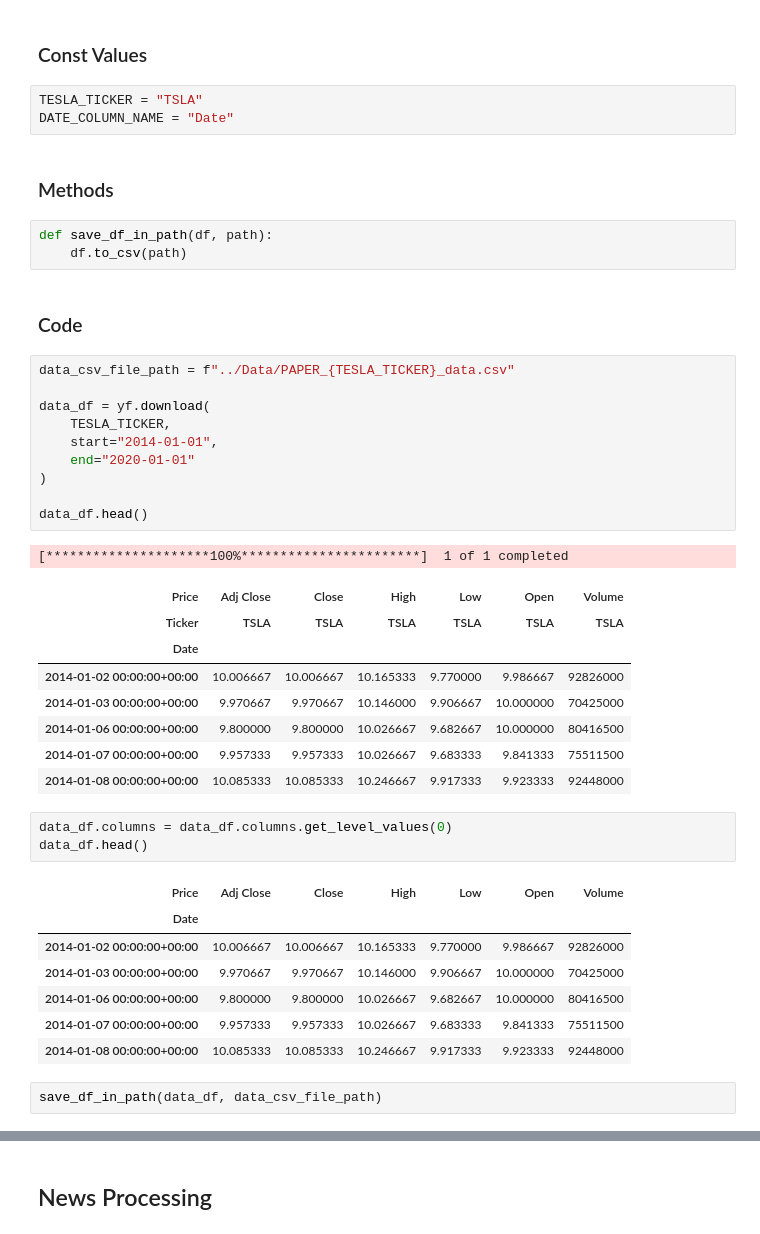
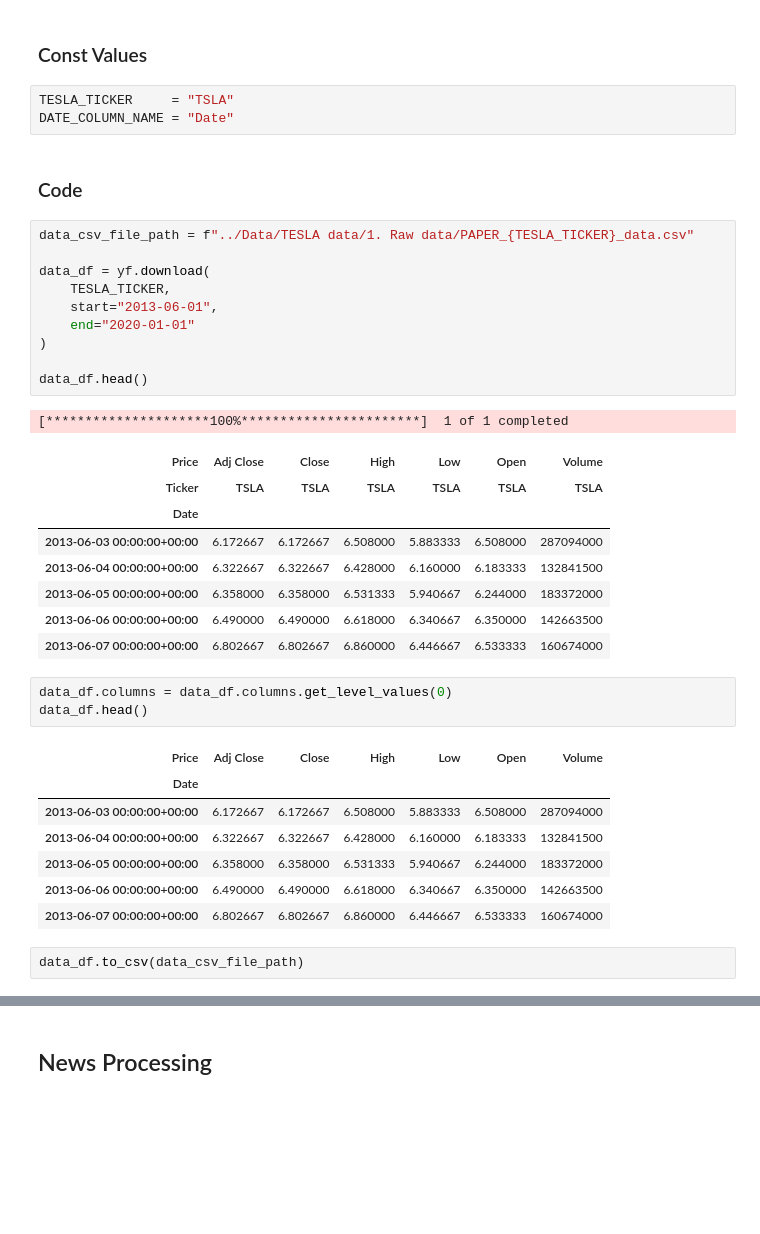
Before and after one commit to mega5800/algo-trading-system, a Jupyter notebook: Code/Financial_Sentiment_Extraction_System.ipynb, the cells around one changed output, grey strips where cells are left out. Cells and saved outputs as stored; diff of their text form; blank space fills up the shorter version.

```diff
--- a/Code/Financial_Sentiment_Extraction_System.ipynb
+++ b/Code/Financial_Sentiment_Extraction_System.ipynb
@@ -32,48 +32,43 @@ import yfinance as yf
 # %% [markdown]
 ### Const Values
 # %%
-TESLA_TICKER = "TSLA"
+TESLA_TICKER     = "TSLA"
 DATE_COLUMN_NAME = "Date"
-# %% [markdown]
-### Methods
-# %%
-def save_df_in_path(df, path):
-    df.to_csv(path)
 # %% [markdown]
 ### Code
 # %%
-data_csv_file_path = f"../Data/PAPER_{TESLA_TICKER}_data.csv"
+data_csv_file_path = f"../Data/TESLA data/1. Raw data/PAPER_{TESLA_TICKER}_data.csv"
 
 data_df = yf.download(
     TESLA_TICKER,
-    start="2014-01-01",
+    start="2013-06-01",
     end="2020-01-01"
 )
 
 data_df.head()
 # %% [output]
 [*********************100%***********************]  1 of 1 completed
 | Price | Adj Close | Close | High | Low | Open | Volume |
 | Ticker | TSLA | TSLA | TSLA | TSLA | TSLA | TSLA |
 | Date |  |  |  |  |  |  |
-| 2014-01-02 00:00:00+00:00 | 10.006667 | 10.006667 | 10.165333 | 9.770000 | 9.986667 | 92826000 |
-| 2014-01-03 00:00:00+00:00 | 9.970667 | 9.970667 | 10.146000 | 9.906667 | 10.000000 | 70425000 |
-| 2014-01-06 00:00:00+00:00 | 9.800000 | 9.800000 | 10.026667 | 9.682667 | 10.000000 | 80416500 |
-| 2014-01-07 00:00:00+00:00 | 9.957333 | 9.957333 | 10.026667 | 9.683333 | 9.841333 | 75511500 |
-| 2014-01-08 00:00:00+00:00 | 10.085333 | 10.085333 | 10.246667 | 9.917333 | 9.923333 | 92448000 |
+| 2013-06-03 00:00:00+00:00 | 6.172667 | 6.172667 | 6.508000 | 5.883333 | 6.508000 | 287094000 |
+| 2013-06-04 00:00:00+00:00 | 6.322667 | 6.322667 | 6.428000 | 6.160000 | 6.183333 | 132841500 |
+| 2013-06-05 00:00:00+00:00 | 6.358000 | 6.358000 | 6.531333 | 5.940667 | 6.244000 | 183372000 |
+| 2013-06-06 00:00:00+00:00 | 6.490000 | 6.490000 | 6.618000 | 6.340667 | 6.350000 | 142663500 |
+| 2013-06-07 00:00:00+00:00 | 6.802667 | 6.802667 | 6.860000 | 6.446667 | 6.533333 | 160674000 |
 # %%
 data_df.columns = data_df.columns.get_level_values(0)
 data_df.head()
 # %% [output]
 | Price | Adj Close | Close | High | Low | Open | Volume |
 | Date |  |  |  |  |  |  |
-| 2014-01-02 00:00:00+00:00 | 10.006667 | 10.006667 | 10.165333 | 9.770000 | 9.986667 | 92826000 |
-| 2014-01-03 00:00:00+00:00 | 9.970667 | 9.970667 | 10.146000 | 9.906667 | 10.000000 | 70425000 |
-| 2014-01-06 00:00:00+00:00 | 9.800000 | 9.800000 | 10.026667 | 9.682667 | 10.000000 | 80416500 |
-| 2014-01-07 00:00:00+00:00 | 9.957333 | 9.957333 | 10.026667 | 9.683333 | 9.841333 | 75511500 |
-| 2014-01-08 00:00:00+00:00 | 10.085333 | 10.085333 | 10.246667 | 9.917333 | 9.923333 | 92448000 |
+| 2013-06-03 00:00:00+00:00 | 6.172667 | 6.172667 | 6.508000 | 5.883333 | 6.508000 | 287094000 |
+| 2013-06-04 00:00:00+00:00 | 6.322667 | 6.322667 | 6.428000 | 6.160000 | 6.183333 | 132841500 |
+| 2013-06-05 00:00:00+00:00 | 6.358000 | 6.358000 | 6.531333 | 5.940667 | 6.244000 | 183372000 |
+| 2013-06-06 00:00:00+00:00 | 6.490000 | 6.490000 | 6.618000 | 6.340667 | 6.350000 | 142663500 |
+| 2013-06-07 00:00:00+00:00 | 6.802667 | 6.802667 | 6.860000 | 6.446667 | 6.533333 | 160674000 |
-# %%
-save_df_in_path(data_df, data_csv_file_path)
+# %%
+data_df.to_csv(data_csv_file_path)
 # %%
 data_df = pd.read_csv(data_csv_file_path)
 data_df.head()
```
Also changed, not shown: parts of 15 cells of this notebook, 5 other files.
